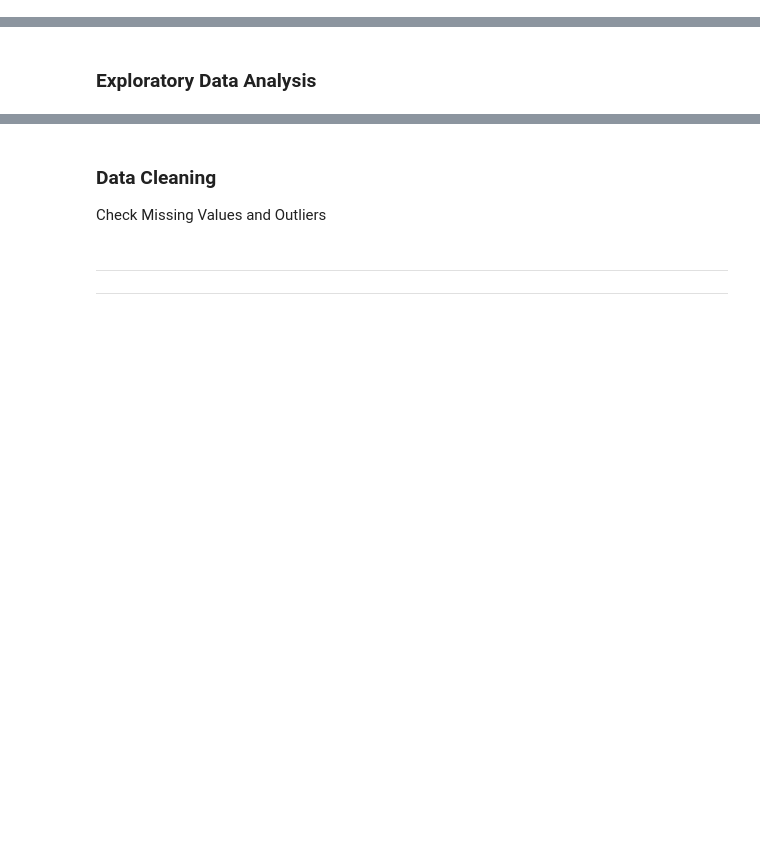
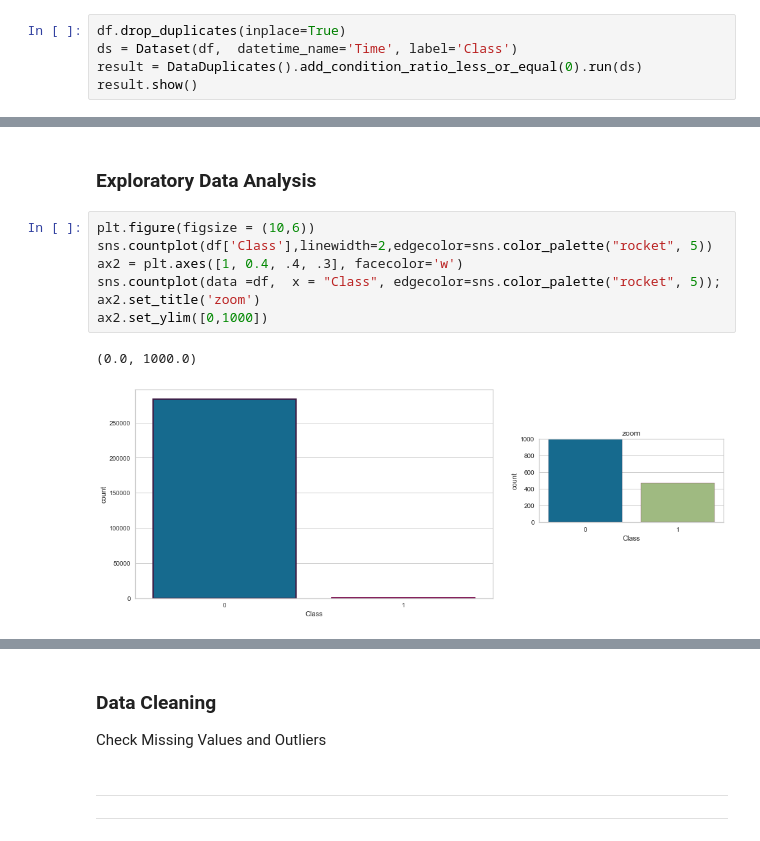
Before and after one commit to Furkan-Coskun/Project, a Jupyter notebook: Fraud Detection_Student_V3.ipynb, the cells around one changed output, grey strips where cells are left out. Cells and saved outputs as stored; diff of their text form; blank space fills up the shorter version.

```diff
--- a/Fraud Detection_Student_V3.ipynb
+++ b/Fraud Detection_Student_V3.ipynb
@@ -231,0 +232,5 @@ NameError: name 'ds' is not defined
+# %%
+df.drop_duplicates(inplace=True)
+ds = Dataset(df,  datetime_name='Time', label='Class')
+result = DataDuplicates().add_condition_ratio_less_or_equal(0).run(ds)
+result.show()
@@ -232,2 +260,12 @@ NameError: name 'ds' is not defined
 # %% [markdown]
 ### Exploratory Data Analysis
+# %%
+plt.figure(figsize = (10,6))
+sns.countplot(df['Class'],linewidth=2,edgecolor=sns.color_palette("rocket", 5))
+ax2 = plt.axes([1, 0.4, .4, .3], facecolor='w')
+sns.countplot(data =df,  x = "Class", edgecolor=sns.color_palette("rocket", 5));
+ax2.set_title('zoom')
+ax2.set_ylim([0,1000])
+# %% [output]
+(0.0, 1000.0)
+[figure, added]
```
Also changed, not shown: parts of 14 cells of this notebook.
